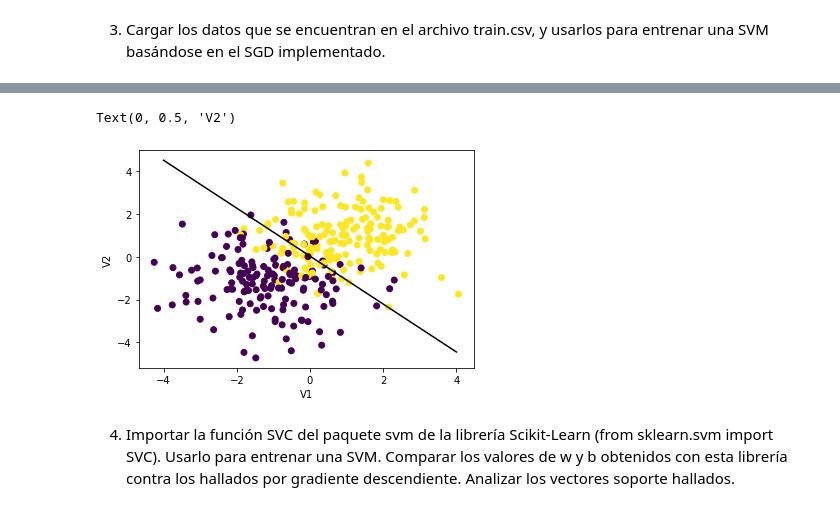
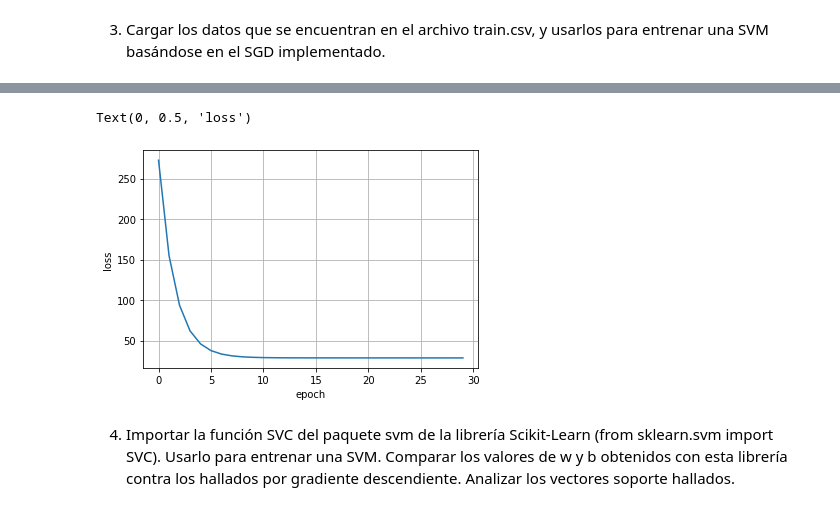
Before and after one commit to GonzaloRomeroR/CEIA_SVM, a Jupyter notebook: TP2.ipynb, the cells around one changed output, grey strips where cells are left out. Saved outputs shown, nothing was run; the diff lists cells and outputs as text; code cells hidden in the pictures.

```diff
--- a/TP2.ipynb
+++ b/TP2.ipynb
@@ -267,17 +133,12 @@ w = [-0.03686227 -0.0365735 ], b = [-0.1234]
-# %%
-import matplotlib.pyplot as plt
-
-x_lin = np.linspace(-4, 4, 100)
-y_lin = -w[0] / w[1] * x_lin - b
-
-# Graficar valores de entrnamiento y el hiperplano
-plt.scatter(x_train[:, 0], x_train[:, 1], c=y_train)
-plt.plot(x_lin, y_lin, 'k-')
-plt.xlabel("V1")
-plt.ylabel("V2")
-# %% [output]
-Text(0, 0.5, 'V2')
-[figure, removed]
+# %%
+# Se grafican los valores de perdida
+plt.plot(range(len(loss)), loss)
+plt.grid()
+plt.xlabel("epoch")
+plt.ylabel("loss")
+# %% [output]
+Text(0, 0.5, 'loss')
+[figure, added]
 # %% [markdown]
 4. Importar la función SVC del paquete svm de la librería Scikit-Learn (from sklearn.svm import SVC).
 Usarlo para entrenar una SVM. Comparar los valores de w y b obtenidos con esta librería contra los
```
Also changed, not shown: parts of 22 cells of this notebook.
